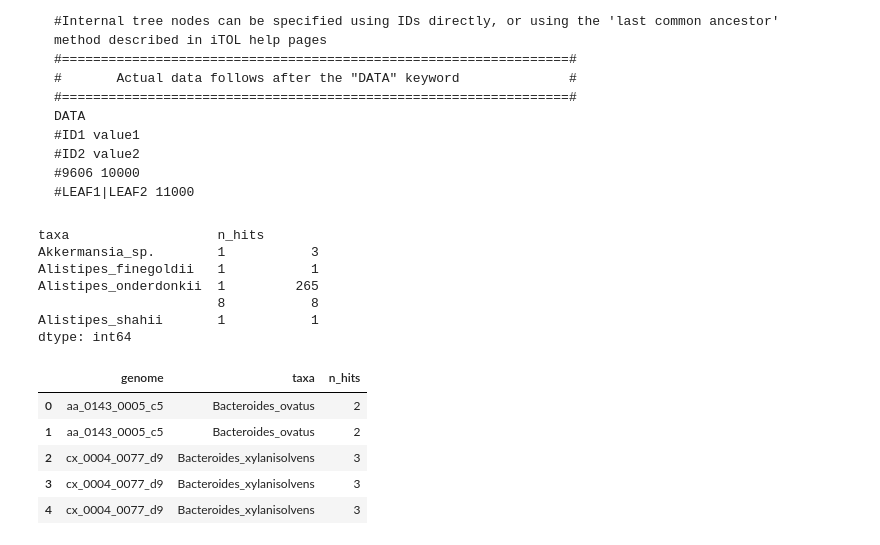
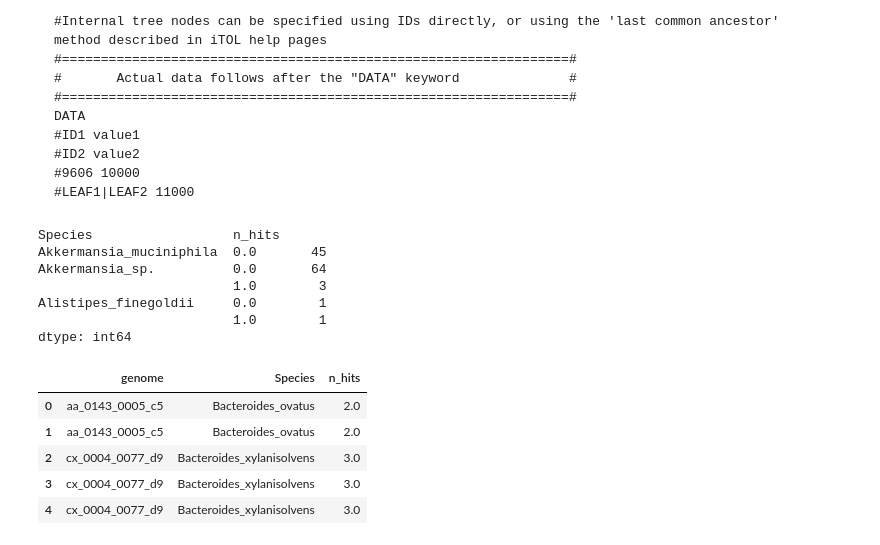
Before and after one commit to cduvallet/amr-risk, a Jupyter notebook: src/exploration/2018-05-02.explore_strict_results.ipynb, the cells around one changed output. Cells and saved outputs as stored; diff of their text form; code cells hidden in the pictures.

```diff
--- a/src/exploration/2018-05-02.explore_strict_results.ipynb
+++ b/src/exploration/2018-05-02.explore_strict_results.ipynb
@@ -30,11 +33,10 @@ df.head()
 | 4 | scaffold13|size144083_82 | ID=13_82;partial=00;start_type=AT... | 110871 | 112796 | + | Strict | NaN | 0.0 | tetQ | ... |
 5 rows × 26 columns
 # %%
-fmeta = '../../data/raw/table_BN10_WGS_metadata_03282018.txt'
-# Not sure what hte last four columns are, guess for now
-cols = ['genome', 'taxa', 'nan', 'donor', 'time_point', 'plate_id', 'well_id']
-meta = pd.read_csv(fmeta, sep='\t', names=cols)
+fmeta = '../../data/raw/table_BN10_WGS_metadata_04232018.txt'
+meta = pd.read_csv(fmeta, sep='\t')
 # One of the columns is all NaN
 meta = meta.dropna(how='all', axis=1)
+meta = meta.rename(columns={'Genome_name': 'genome'})
 meta.head()
 # %% [output]
@@ -47,6 +49,7 @@ meta.head()
 # %%
 # Merge on common genome name
 print(df.shape, meta.shape)
-df = pd.merge(df, meta)
-print(df.shape)
+print(df['genome'].unique().shape, meta['genome'].unique().shape)
+df = pd.merge(df, meta, how='outer')
+print(df.shape, df['genome'].unique().shape)
 # %% [output]
@@ -55,9 +59,11 @@ print(df.shape)
 # %%
 # Count number of hits per genome
-hits = df.groupby('genome').size().reset_index()
+hits = df.dropna(subset=['orf_id']).groupby('genome').size().reset_index()
 hits.columns = ['genome', 'n_hits']
 
-resdf = pd.merge(df, hits, how='left')
-print(resdf.shape)
-resdf.head()
+resdf = pd.merge(df, hits, how='outer')
+resdf = resdf.dropna(subset=['phylum'])
+print(resdf.shape, resdf['genome'].unique().shape, resdf.dropna(subset=['n_hits'])['genome'].unique().shape)
+resdf['n_hits'] = resdf['n_hits'].fillna(0.0)
+resdf.tail()
 # %% [output]
@@ -165,19 +189,19 @@ with open('../../data/analysis/itol_dataset.gradient.n_strict_hits.txt', 'w') as
 # %%
-resdf.sort_values(by='n_hits', ascending=False).groupby(['taxa', 'n_hits']).size().head()
+resdf.sort_values(by='n_hits', ascending=False).groupby(['Species', 'n_hits']).size().head()
 # %% [output]
-taxa                   n_hits
-Akkermansia_sp.        1           3
-Alistipes_finegoldii   1           1
-Alistipes_onderdonkii  1         265
-                       8           8
-Alistipes_shahii       1           1
+Species                  n_hits
+Akkermansia_muciniphila  0.0       45
+Akkermansia_sp.          0.0       64
+                         1.0        3
+Alistipes_finegoldii     0.0        1
+                         1.0        1
 dtype: int64
 # %%
-resdf[['genome', 'taxa', 'n_hits']].head()
+resdf[['genome', 'Species', 'n_hits']].head()
 # %% [output]
-|  | genome | taxa | n_hits |
-| 0 | aa_0143_0005_c5 | Bacteroides_ovatus | 2 |
-| 1 | aa_0143_0005_c5 | Bacteroides_ovatus | 2 |
-| 2 | cx_0004_0077_d9 | Bacteroides_xylanisolvens | 3 |
-| 3 | cx_0004_0077_d9 | Bacteroides_xylanisolvens | 3 |
-| 4 | cx_0004_0077_d9 | Bacteroides_xylanisolvens | 3 |
+|  | genome | Species | n_hits |
+| 0 | aa_0143_0005_c5 | Bacteroides_ovatus | 2.0 |
+| 1 | aa_0143_0005_c5 | Bacteroides_ovatus | 2.0 |
+| 2 | cx_0004_0077_d9 | Bacteroides_xylanisolvens | 3.0 |
+| 3 | cx_0004_0077_d9 | Bacteroides_xylanisolvens | 3.0 |
+| 4 | cx_0004_0077_d9 | Bacteroides_xylanisolvens | 3.0 |
```
Also changed, not shown: parts of 35 cells of this notebook, 28 other files.
